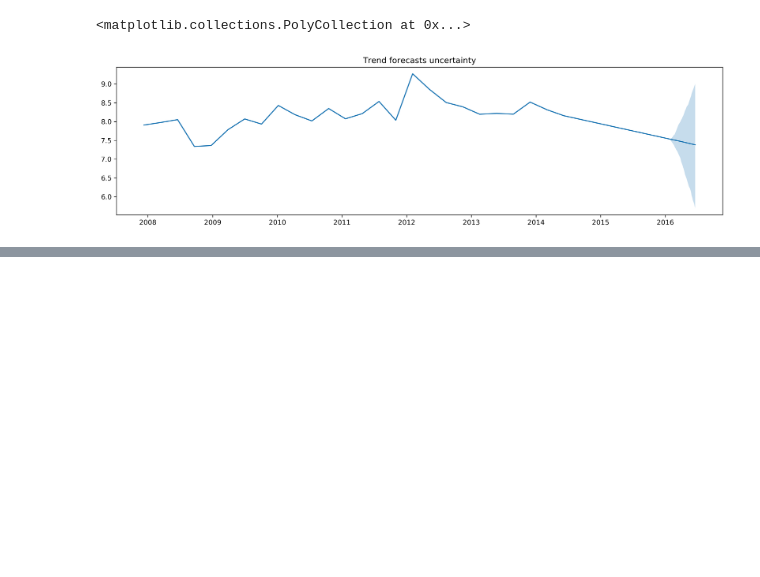
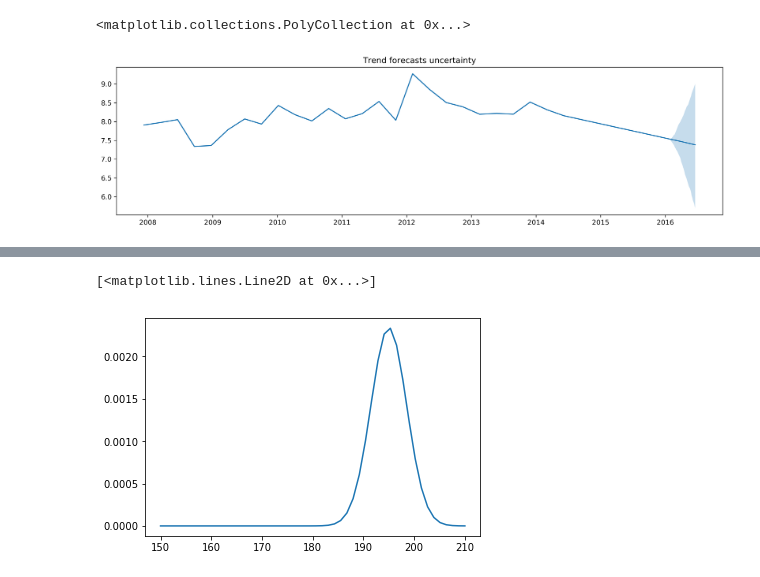
Before and after one commit to ritchie46/pydata-pymc3-prophet, a Jupyter notebook: notebooks/code-up.ipynb, the cells around one changed output, grey strips where cells are left out. Saved outputs shown, nothing was run; the diff lists cells and outputs as text; code cells hidden in the pictures; blank space fills up the shorter version.

```diff
--- a/notebooks/code-up.ipynb
+++ b/notebooks/code-up.ipynb
@@ -276,0 +293,5 @@ plt.fill_between(date, quant[0, :], quant[1, :], alpha=0.25)
+# %%
+plt.plot(h, np.array([stats.norm(h_i, 5).pdf([200, 190]) for h_i in h]).prod(1))
+# %% [output]
+[<matplotlib.lines.Line2D at 0x...>]
+[figure, added]
```
Also changed, not shown: parts of 2 cells of this notebook, 3 other files.
